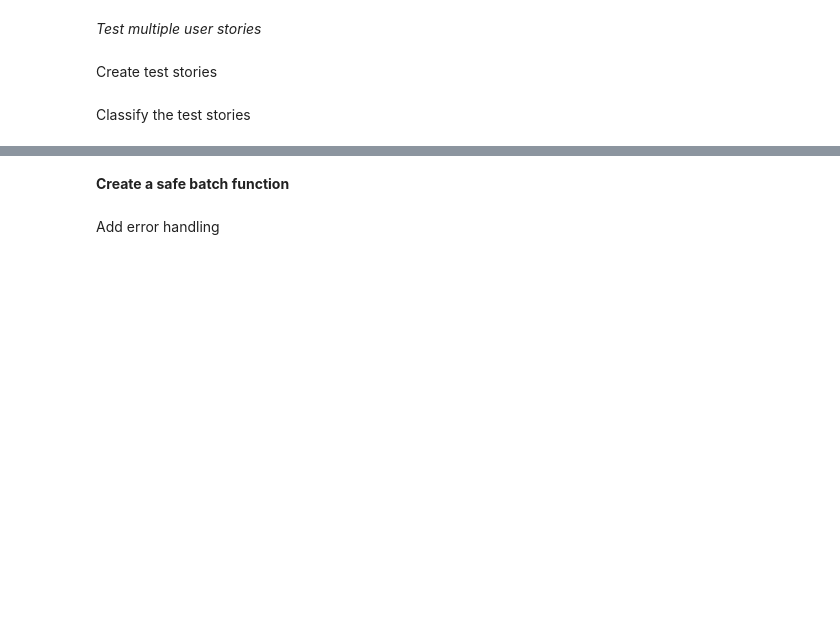
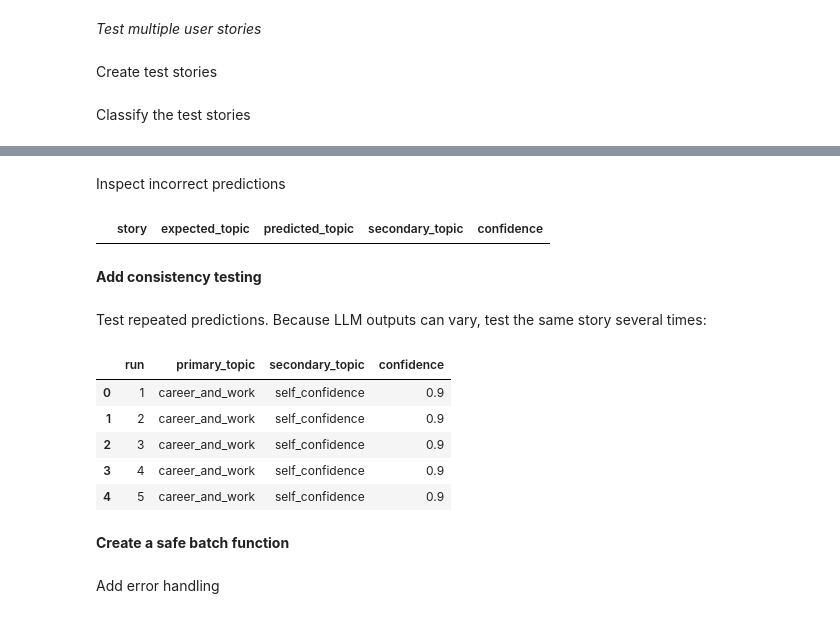
Before and after one commit to nelsonKat0522/AI_EmotionExpress, a Jupyter notebook: notebooks/02_Topic_Classifier.ipynb, the cells around one changed output, grey strips where cells are left out. Cells and saved outputs as stored; diff of their text form; code cells hidden in the pictures; blank space fills up the shorter version.

```diff
--- a/notebooks/02_Topic_Classifier.ipynb
+++ b/notebooks/02_Topic_Classifier.ipynb
@@ -502,3 +726,65 @@ topic_results_df[
+# %% [markdown]
+Inspect incorrect predictions
+# %%
+incorrect_predictions_df = evaluation_df[
+    evaluation_df["correct"] == False
+]
+
+incorrect_predictions_df[
+    [
+        "story",
+        "expected_topic",
+        "predicted_topic",
+        "secondary_topic",
+        "confidence",
+    ]
+]
+# %% [output]
+|  | story | expected_topic | predicted_topic | secondary_topic | confidence |
+# %% [markdown]
+**Add consistency testing**
+# %% [markdown]
+Test repeated predictions. Because LLM outputs can vary, test the same story several times:
+# %%
+consistency_story = """
+I keep getting rejected after job interviews,
+and I am losing confidence in myself.
+"""
+
+consistency_results = []
+
+for run_number in range(5):
+    result = classify_topic(
+        consistency_story
+    )
+
+    consistency_results.append(
+        {
+            "run": run_number + 1,
+            "primary_topic": result[
+                "primary_topic"
+            ],
+            "secondary_topic": result[
+                "secondary_topic"
+            ],
+            "confidence": result[
+                "confidence"
+            ],
+        }
+    )
+
+consistency_df = pd.DataFrame(
+    consistency_results
+)
+
+consistency_df
+# %% [output]
+|  | run | primary_topic | secondary_topic | confidence |
+| 0 | 1 | career_and_work | self_confidence | 0.9 |
+| 1 | 2 | career_and_work | self_confidence | 0.9 |
+| 2 | 3 | career_and_work | self_confidence | 0.9 |
+| 3 | 4 | career_and_work | self_confidence | 0.9 |
+| 4 | 5 | career_and_work | self_confidence | 0.9 |
 # %% [markdown]
 **Create a safe batch function**
 # %% [markdown]
```
Also changed, not shown: parts of 17 cells of this notebook, 11 other files.
